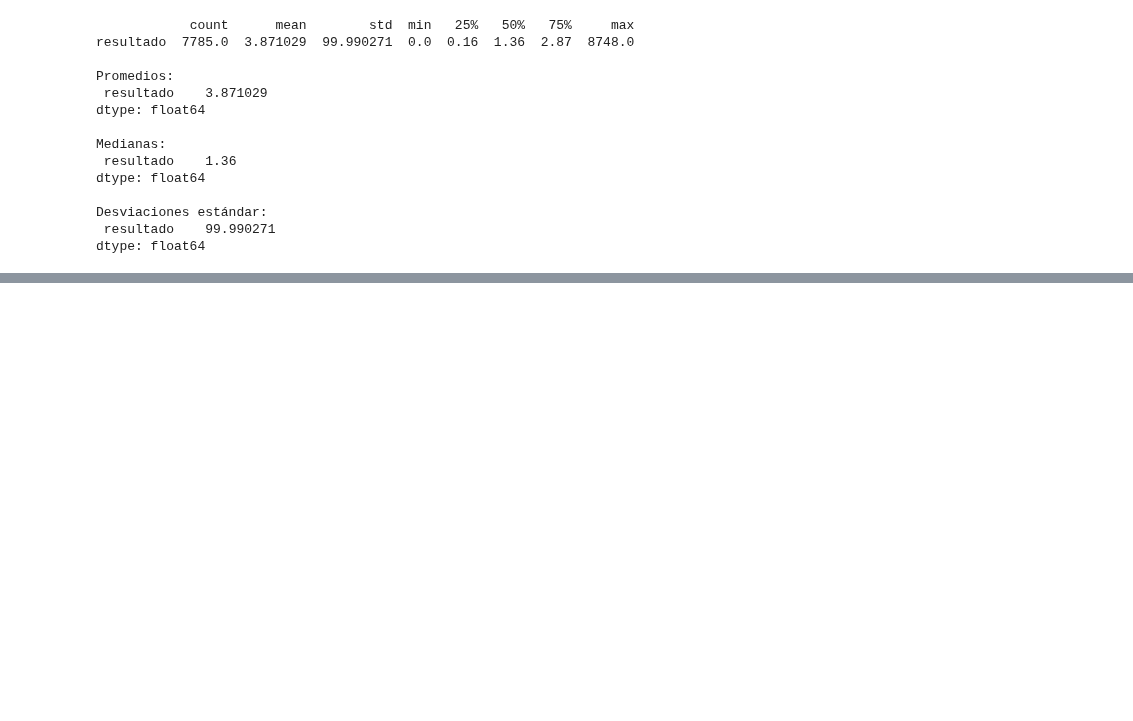
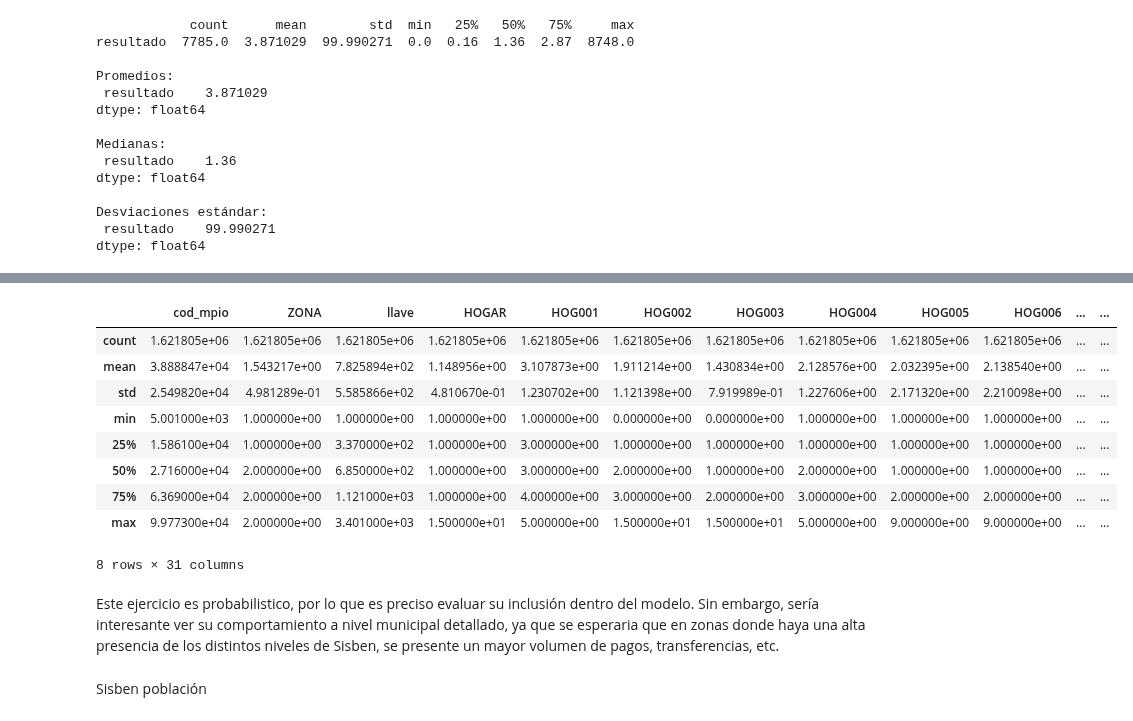
Before and after one commit to Geral2001/Proyecto_DSA, a Jupyter notebook: Punto_1.ipynb, the cells around one changed output, grey strips where cells are left out. Drawn from its saved outputs; the diff is of its cells as text; code cells hidden in the pictures; blank space fills up the shorter version.

Commit message:
ajustes cod y sisben_pob

```diff
--- a/Punto_1.ipynb
+++ b/Punto_1.ipynb
@@ -153,0 +428,4 @@ ic_eps.to_csv("data/processed/ic_eps.csv", index=False)
+# %%
+#Sisben
+
+sisben=pd.read_csv("data/raw/sisben/DNP_-_Sisbén_Hogares_20251018.csv")
@@ -153,0 +462,15 @@ ic_eps.to_csv("data/processed/ic_eps.csv", index=False)
+# %%
+sisben.describe()
+# %% [output]
+|  | cod_mpio | ZONA | llave | HOGAR | HOG001 | HOG002 | HOG003 | HOG004 | HOG005 | HOG006 | ... | ... |
+| count | 1.621805e+06 | 1.621805e+06 | 1.621805e+06 | 1.621805e+06 | 1.621805e+06 | 1.621805e+06 | 1.621805e+06 | 1.621805e+06 | 1.621805e+06 | 1.621805e+06 | ... | ... |
+| mean | 3.888847e+04 | 1.543217e+00 | 7.825894e+02 | 1.148956e+00 | 3.107873e+00 | 1.911214e+00 | 1.430834e+00 | 2.128576e+00 | 2.032395e+00 | 2.138540e+00 | ... | ... |
+| std | 2.549820e+04 | 4.981289e-01 | 5.585866e+02 | 4.810670e-01 | 1.230702e+00 | 1.121398e+00 | 7.919989e-01 | 1.227606e+00 | 2.171320e+00 | 2.210098e+00 | ... | ... |
+| min | 5.001000e+03 | 1.000000e+00 | 1.000000e+00 | 1.000000e+00 | 1.000000e+00 | 0.000000e+00 | 0.000000e+00 | 1.000000e+00 | 1.000000e+00 | 1.000000e+00 | ... | ... |
+| 25% | 1.586100e+04 | 1.000000e+00 | 3.370000e+02 | 1.000000e+00 | 3.000000e+00 | 1.000000e+00 | 1.000000e+00 | 1.000000e+00 | 1.000000e+00 | 1.000000e+00 | ... | ... |
+| 50% | 2.716000e+04 | 2.000000e+00 | 6.850000e+02 | 1.000000e+00 | 3.000000e+00 | 2.000000e+00 | 1.000000e+00 | 2.000000e+00 | 1.000000e+00 | 1.000000e+00 | ... | ... |
+| 75% | 6.369000e+04 | 2.000000e+00 | 1.121000e+03 | 1.000000e+00 | 4.000000e+00 | 3.000000e+00 | 2.000000e+00 | 3.000000e+00 | 2.000000e+00 | 2.000000e+00 | ... | ... |
+| max | 9.977300e+04 | 2.000000e+00 | 3.401000e+03 | 1.500000e+01 | 5.000000e+00 | 1.500000e+01 | 1.500000e+01 | 5.000000e+00 | 9.000000e+00 | 9.000000e+00 | ... | ... |
+8 rows × 31 columns
+# %% [markdown]
+Este ejercicio es probabilistico, por lo que es preciso evaluar su inclusión dentro del modelo. Sin embargo, sería interesante ver su comportamiento a nivel municipal detallado, ya que se esperaria que en zonas donde haya una alta presencia de los distintos niveles de Sisben, se presente un mayor volumen de pagos, transferencias, etc.
@@ -153,0 +479,2 @@ ic_eps.to_csv("data/processed/ic_eps.csv", index=False)
+# %% [markdown]
+Sisben población
```
Also changed, not shown: parts of 39 cells of this notebook, 1 other file.
